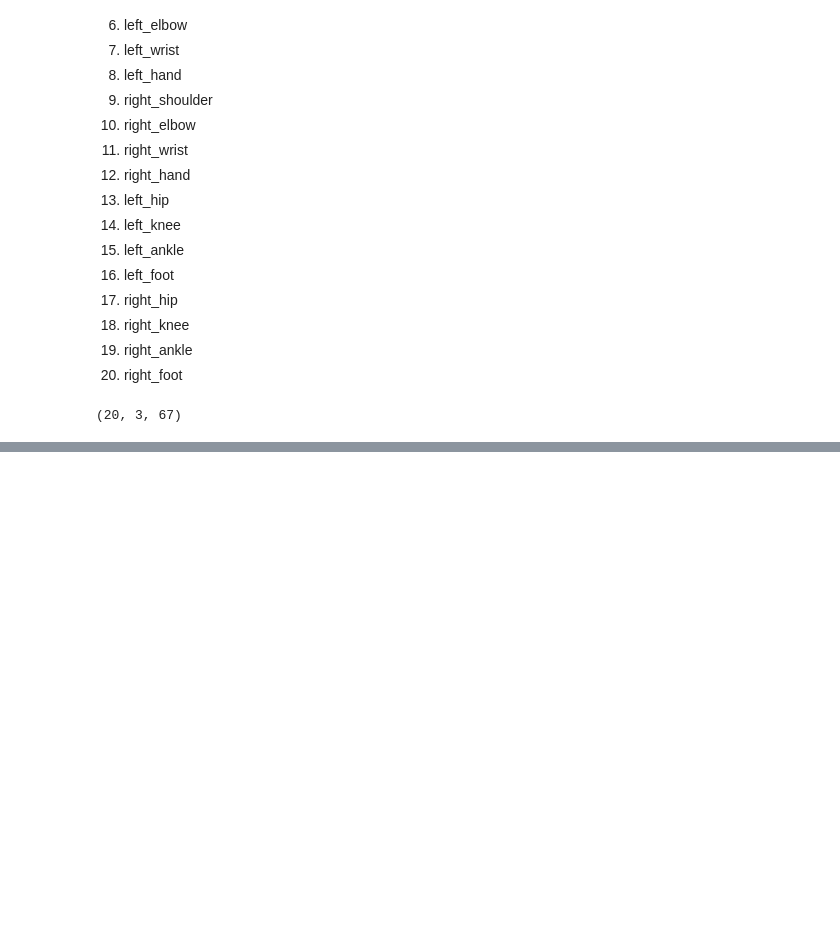
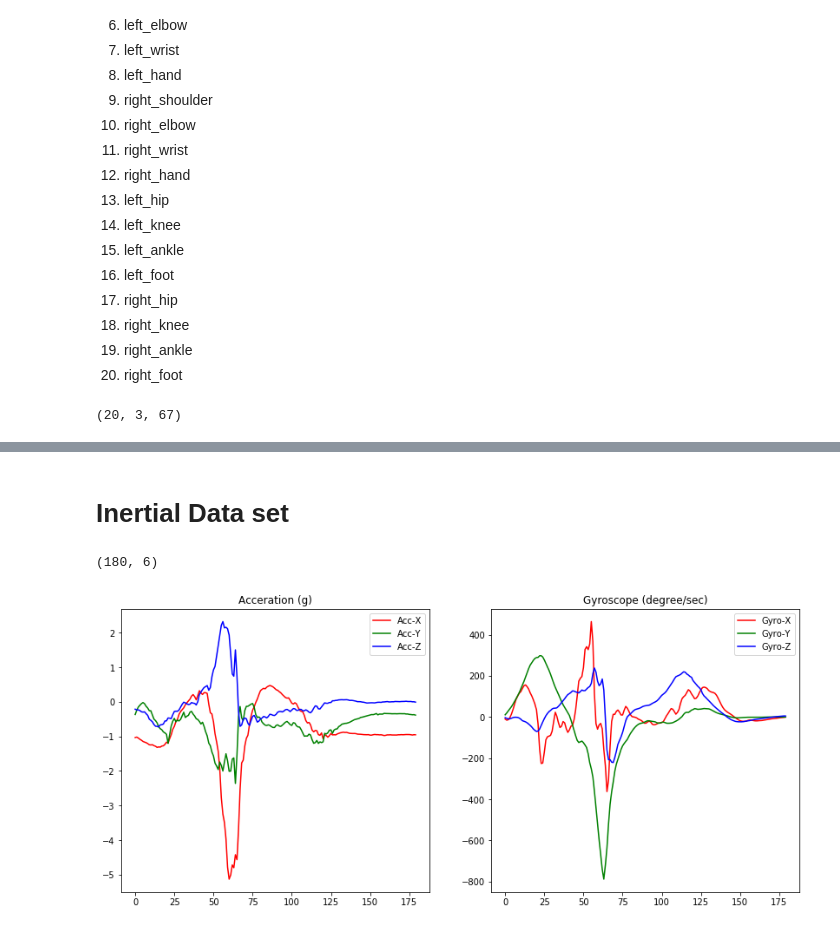
Before and after one commit to notha99y/Multimodal_human_actions, a Jupyter notebook: notebooks/Understanding Data.ipynb, the cells around one changed output, grey strips where cells are left out. Cells and saved outputs as stored; diff of their text form; code cells hidden in the pictures; blank space fills up the shorter version.

Commit message:
updated readme.md on inertial data. Started latex report for submission

```diff
--- a/notebooks/Understanding Data.ipynb
+++ b/notebooks/Understanding Data.ipynb
@@ -161,0 +176,41 @@ test[0]
+# %% [markdown]
+# Inertial Data set
+# %%
+inertial_name = inertial_paths[num]
+inertial_test = sio.loadmat(inertial_name)
+inertial_test_name = inertial_name.split('/')[-1].split('.')[0]
+# %%
+iner_info = inertial_test['d_iner']
+# %%
+iner_info.shape
+# %% [output]
+(180, 6)
+# %%
+a_x = iner_info[:,0]
+a_y = iner_info[:,1]
+a_z = iner_info[:,2]
+
+g_x = iner_info[:,3]
+g_y = iner_info[:,4]
+g_z = iner_info[:,5]
+# %%
+%matplotlib inline
+fig, ax = plt.subplots(1,2, sharex=True, figsize = (14,6))
+a_1, = ax[0].plot(a_x, c = 'r')
+a_2,= ax[0].plot(a_y, c = 'g')
+a_3, = ax[0].plot(a_z, c = 'b')
+ax[0].set_title('Acceration (g)')
+ax[0].legend([a_1,a_2,a_3], ['Acc-X', 'Acc-Y', 'Acc-Z'])
+
+g_1, = ax[1].plot(g_x, c = 'r')
+g_2, = ax[1].plot(g_y, c = 'g')
+g_3, = ax[1].plot(g_z, c = 'b')
+ax[1].set_title('Gyroscope (degree/sec)')
+
+ax[1].legend([g_1,g_2,g_3], ['Gyro-X', 'Gyro-Y', 'Gyro-Z'])
+
+
+plt.show()
+fig.savefig('inertial_tennis_swing.png')
+# %% [output]
+[figure, added]
```
Also changed, not shown: parts of 4 cells of this notebook, 12 other files.
